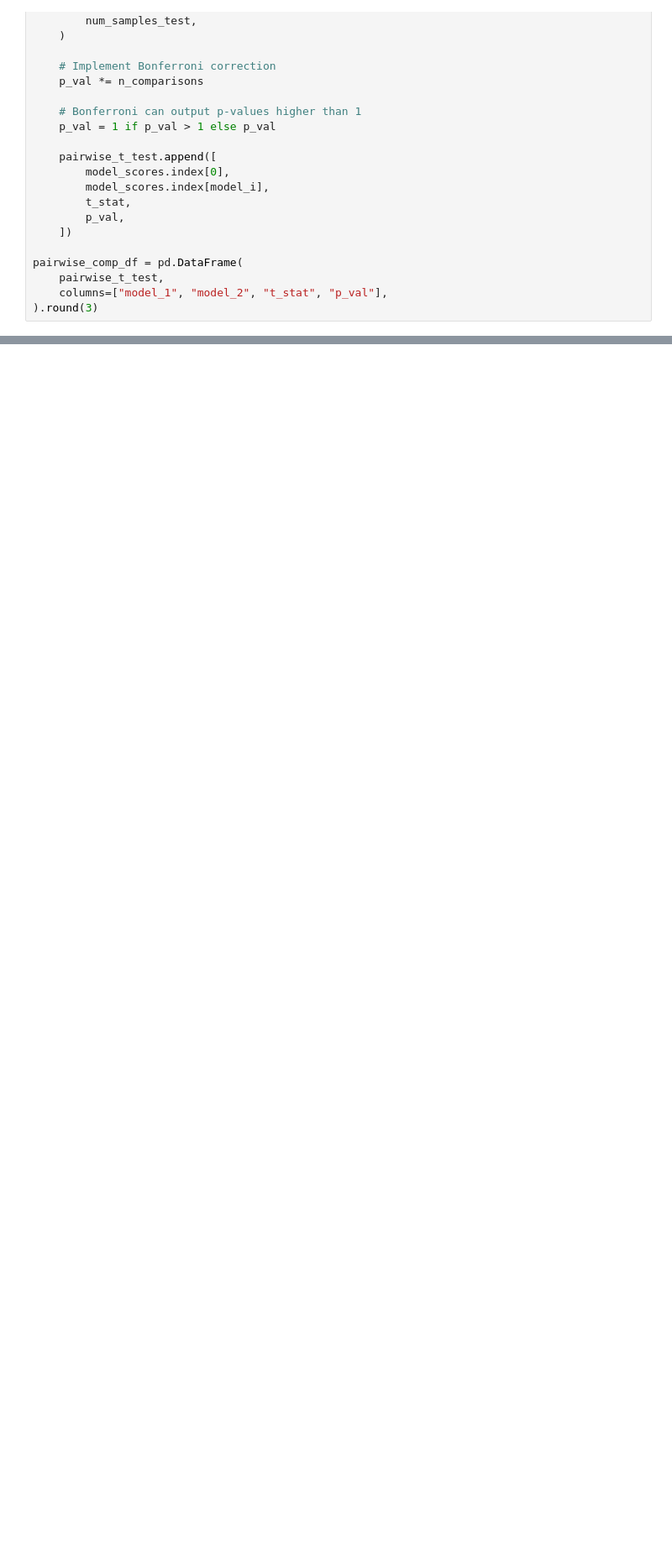
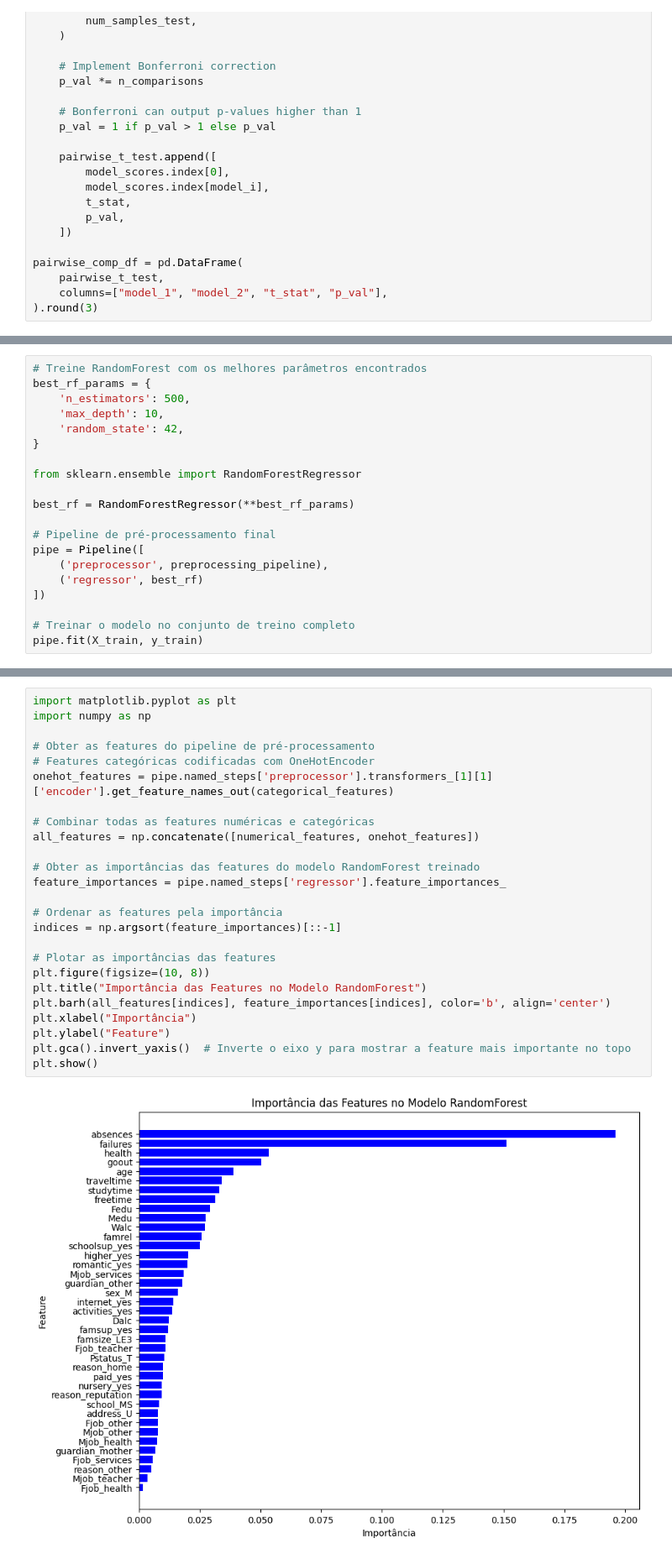
Before and after one commit to LucaMizrahi/MachineLearning, a Jupyter notebook: Projeto1/projeto.ipynb, the cells around one changed output, grey strips where cells are left out. Shown at 84% size. Cells and saved outputs as stored; diff of their text form; blank space fills up the shorter version.

```diff
--- a/Projeto1/projeto.ipynb
+++ b/Projeto1/projeto.ipynb
@@ -453,0 +603,20 @@ for model_i in range(1, len(model_scores)):
+# %%
+# Treine RandomForest com os melhores parâmetros encontrados
+best_rf_params = {
+    'n_estimators': 500,
+    'max_depth': 10,
+    'random_state': 42,
+}
+
+from sklearn.ensemble import RandomForestRegressor
+
+best_rf = RandomForestRegressor(**best_rf_params)
+
+# Pipeline de pré-processamento final
+pipe = Pipeline([
+    ('preprocessor', preprocessing_pipeline),
+    ('regressor', best_rf)
+])
+
+# Treinar o modelo no conjunto de treino completo
+pipe.fit(X_train, y_train)
@@ -453,0 +700,27 @@ for model_i in range(1, len(model_scores)):
+# %%
+import matplotlib.pyplot as plt
+import numpy as np
+
+# Obter as features do pipeline de pré-processamento
+# Features categóricas codificadas com OneHotEncoder
+onehot_features = pipe.named_steps['preprocessor'].transformers_[1][1]['encoder'].get_feature_names_out(categorical_features)
+
+# Combinar todas as features numéricas e categóricas
+all_features = np.concatenate([numerical_features, onehot_features])
+
+# Obter as importâncias das features do modelo RandomForest treinado
+feature_importances = pipe.named_steps['regressor'].feature_importances_
+
+# Ordenar as features pela importância
+indices = np.argsort(feature_importances)[::-1]
+
+# Plotar as importâncias das features
+plt.figure(figsize=(10, 8))
+plt.title("Importância das Features no Modelo RandomForest")
+plt.barh(all_features[indices], feature_importances[indices], color='b', align='center')
+plt.xlabel("Importância")
+plt.ylabel("Feature")
+plt.gca().invert_yaxis()  # Inverte o eixo y para mostrar a feature mais importante no topo
+plt.show()
+# %% [output]
+[figure, added]
```
Also changed, not shown: parts of 28 cells of this notebook, 2 other files.
